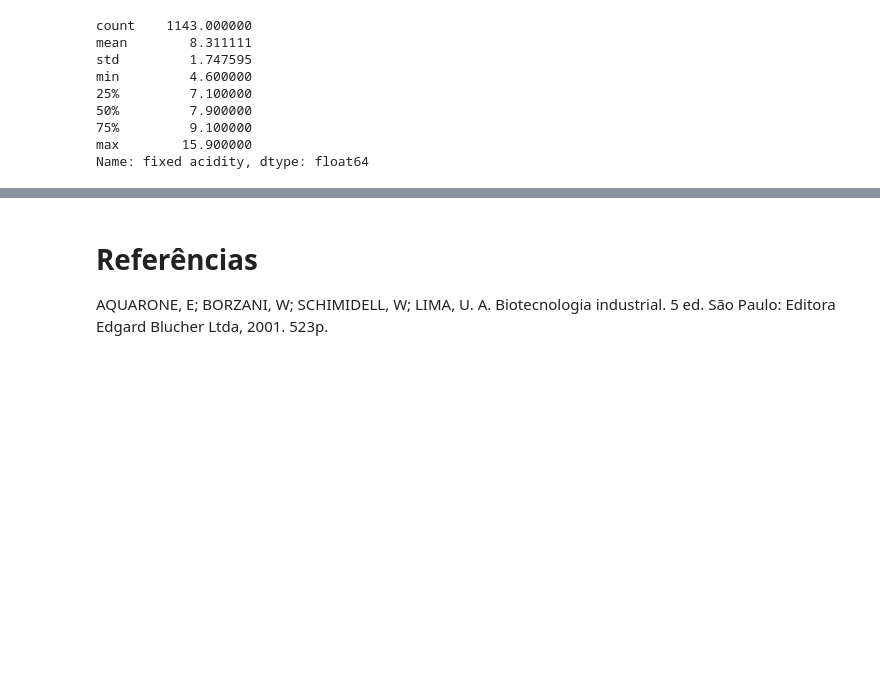
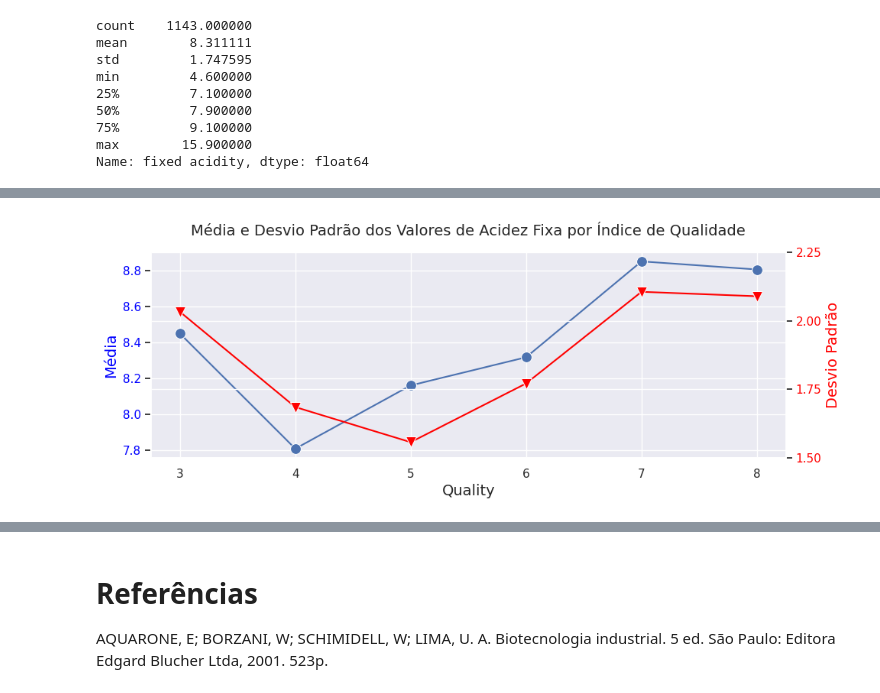
Before and after one commit to jmacedo91/01-World-Population-Data-Analysis, a Jupyter notebook: 002 - Wine Quality EDA and Classification.ipynb, the cells around one changed output, grey strips where cells are left out. Saved outputs shown, nothing was run; the diff lists cells and outputs as text; code cells hidden in the pictures; blank space fills up the shorter version.

```diff
--- a/002 - Wine Quality EDA and Classification.ipynb
+++ b/002 - Wine Quality EDA and Classification.ipynb
@@ -181,0 +185,3 @@ plt.show()
+# %%
+df_quality_mean = df.groupby(by="quality").mean()
+df_quality_mean["fixed acidity"]
@@ -181,0 +197,3 @@ plt.show()
+# %%
+df_quality_std = df.groupby(by="quality").std()
+df_quality_std["fixed acidity"]
@@ -182,2 +209,28 @@ plt.show()
+# %%
+ax1 = sns.lineplot(data=df_quality_mean,
+                   x=df_quality_mean["fixed acidity"].index,
+                   y=df_quality_mean["fixed acidity"], marker="o",
+                   markersize=10)
+ax1.figure.set_size_inches(10, 4)
+ax1.set_title("Média e Desvio Padrão dos Valores de Acidez Fixa por Índice de Qualidade",
+              fontsize=14, y=1.05)
+ax1.set_xlabel("Quality", fontsize=14)
+ax1.set_ylabel("Média", fontsize=14, color="blue")
+for label in ax1.get_yticklabels():
+  label.set_color("blue")
+
+ax2 = ax1.twinx()
+ax2 = sns.lineplot(data=df_quality_std,
+                  x=df_quality_std["fixed acidity"].index,
+                  y=df_quality_std["fixed acidity"],
+                  color="red", marker="v", markersize=10)
+ax2.set_ylabel("Desvio Padrão", fontsize=14, color="red")
+ax2.set_yticks(np.arange(1.5, 2.5, step=0.25))
+for label in ax2.get_yticklabels():
+  label.set_color("red")
+plt.tight_layout()
+plt.show()
+# %% [output]
+[figure, added]
 # %%
 sns.kdeplot(data=df, x='fixed acidity', hue='quality', fill=True, palette='coolwarm')
```
Also changed, not shown: parts of 13 cells of this notebook.
